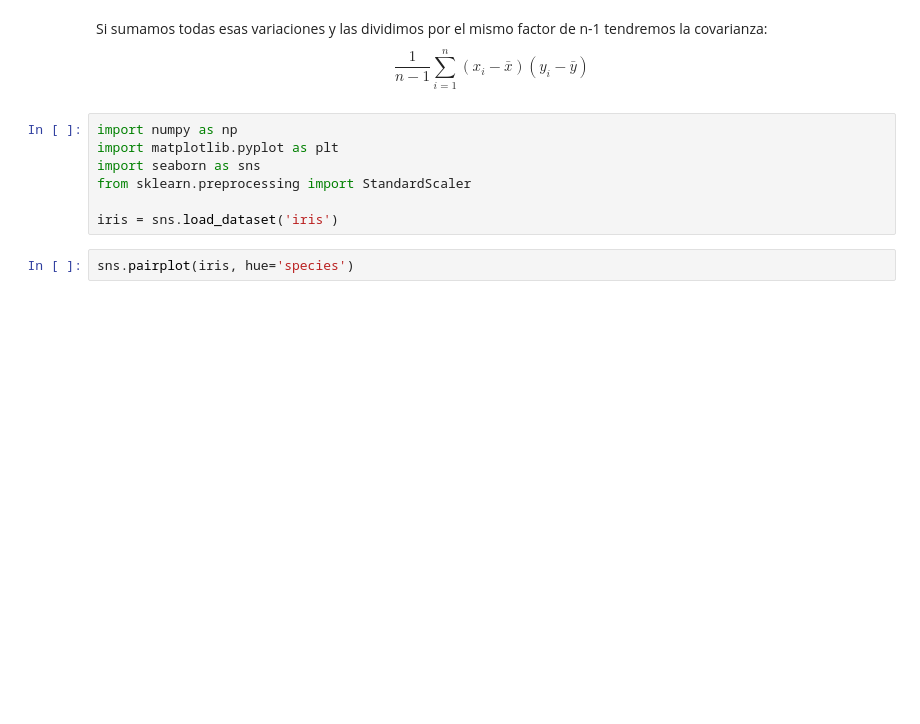
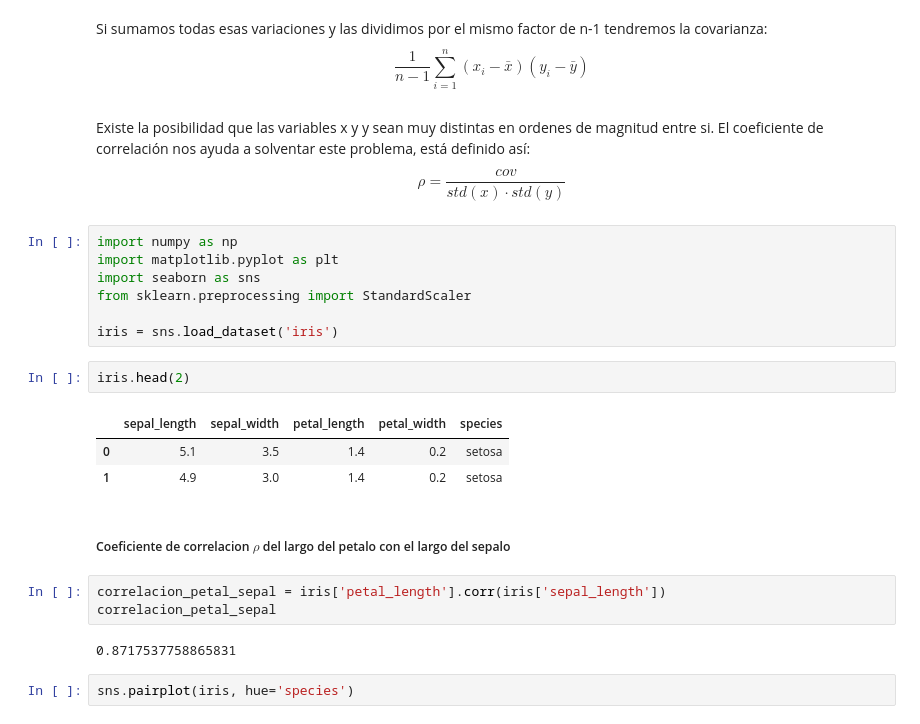
Before and after one commit to jariel17/curso-estadistica-descriptiva, a Jupyter notebook: 19_matriz_covarianza.ipynb, the cells around one changed output. Saved outputs shown, nothing was run; the diff lists cells and outputs as text; blank space fills up the shorter version.

Commit message:
Add rho coeficient to class 19

```diff
--- a/19_matriz_covarianza.ipynb
+++ b/19_matriz_covarianza.ipynb
@@ -7,6 +7,9 @@ La correlación tiene que ver con medir las variaciones de una variable x, en re
 # %% [markdown]
 Si sumamos todas esas variaciones y las dividimos por el mismo factor de n-1 tendremos la covarianza:
 $$ \frac{1}{n-1} \sum_{i=1}^n (x_i - \bar{x})(y_i - \bar{y}) $$
+# %% [markdown]
+Existe la posibilidad que las variables x y y sean muy distintas en ordenes de magnitud entre si. El coeficiente de correlación nos ayuda a solventar este problema, está definido así:
+$$ \rho = \frac{cov}{std(x) \cdot std(y)} $$
 # %%
 import numpy as np
 import matplotlib.pyplot as plt
@@ -14,6 +17,19 @@ import seaborn as sns
 from sklearn.preprocessing import StandardScaler
 
 iris = sns.load_dataset('iris')
+# %%
+iris.head(2)
+# %% [output]
+|  | sepal_length | sepal_width | petal_length | petal_width | species |
+| 0 | 5.1 | 3.5 | 1.4 | 0.2 | setosa |
+| 1 | 4.9 | 3.0 | 1.4 | 0.2 | setosa |
+# %% [markdown]
+##### Coeficiente de correlacion $\rho$ del largo del petalo con el largo del sepalo
+# %%
+correlacion_petal_sepal = iris['petal_length'].corr(iris['sepal_length'])
+correlacion_petal_sepal
+# %% [output]
+0.8717537758865831
 # %%
 sns.pairplot(iris, hue='species')
 # %% [output]
```
